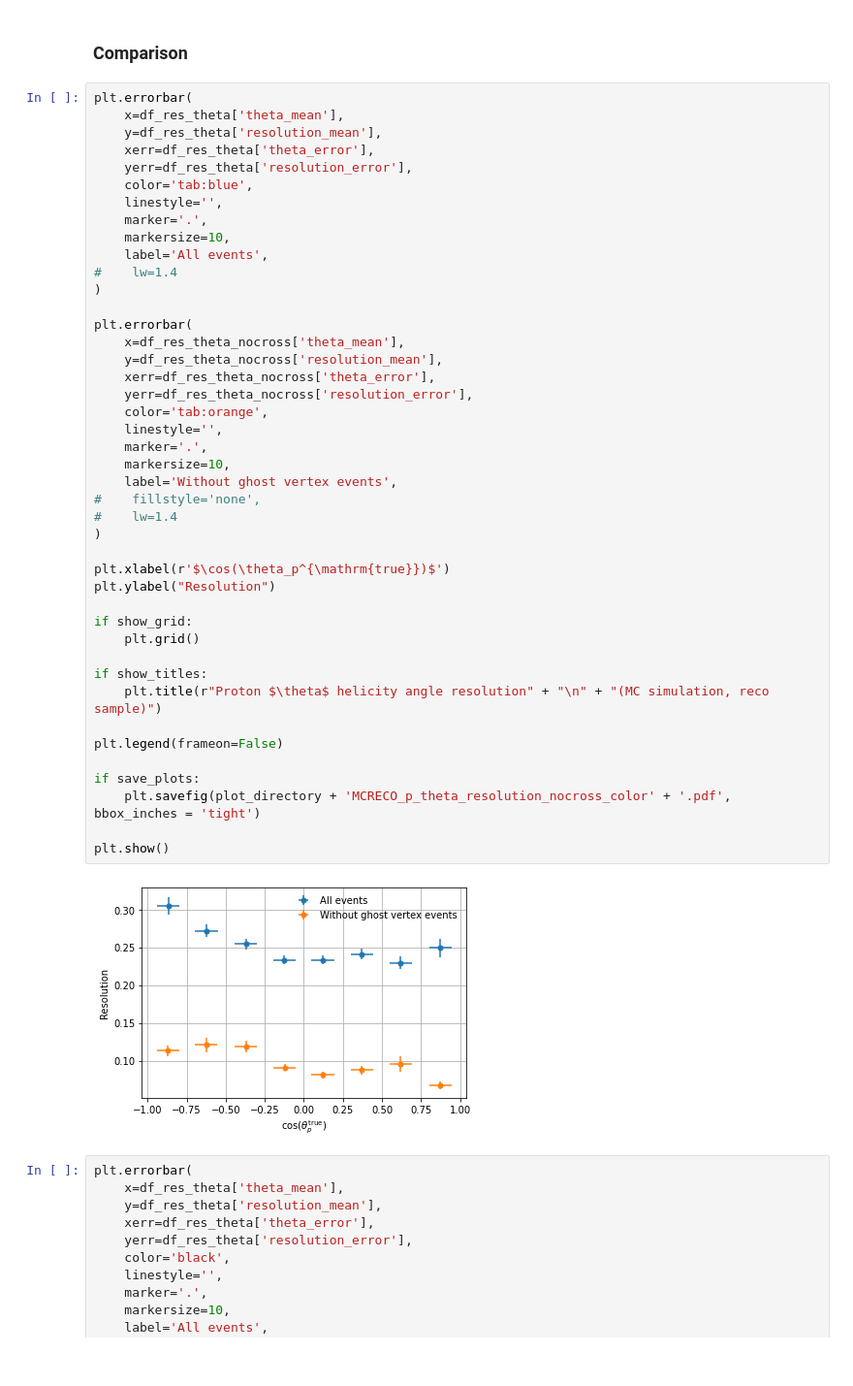
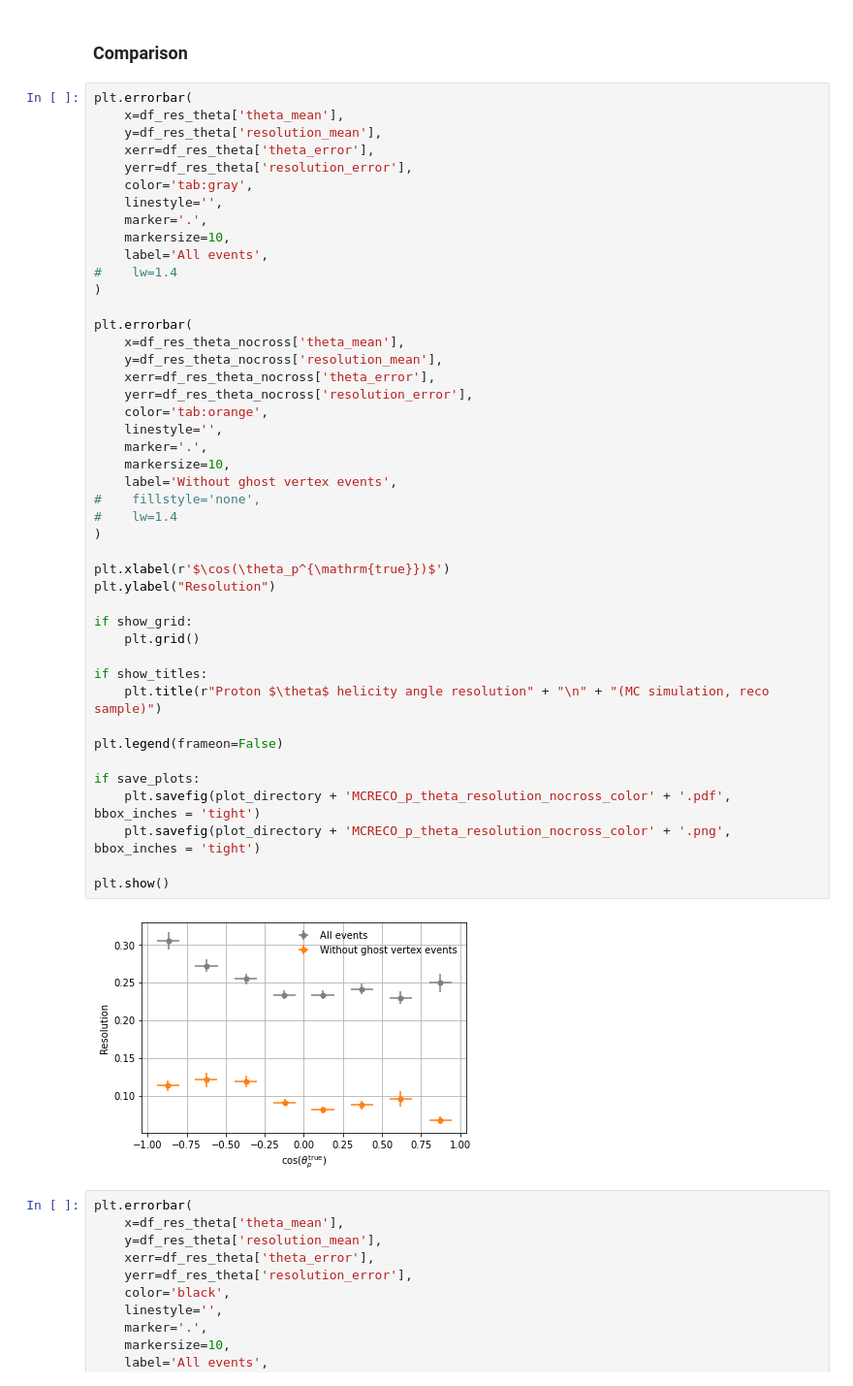
Before and after one commit to alatios/lb2jpsil_lambda-emdm-measurement, a Jupyter notebook: 05_proton_angle_resolutions.ipynb, the cells around one changed output. Shown: that part at 97% size. Saved outputs shown, nothing was run; the diff lists cells and outputs as text.

```diff
--- a/05_proton_angle_resolutions.ipynb
+++ b/05_proton_angle_resolutions.ipynb
@@ -1466,7 +1466,7 @@ plt.errorbar(
     y=df_res_theta['resolution_mean'],
     xerr=df_res_theta['theta_error'],
     yerr=df_res_theta['resolution_error'],
-    color='tab:blue',
+    color='tab:gray',
     linestyle='',
     marker='.',
     markersize=10,
@@ -1477,34 +1477,35 @@ plt.errorbar(
 plt.errorbar(
     x=df_res_theta_nocross['theta_mean'],
     y=df_res_theta_nocross['resolution_mean'],
     xerr=df_res_theta_nocross['theta_error'],
     yerr=df_res_theta_nocross['resolution_error'],
     color='tab:orange',
     linestyle='',
     marker='.',
     markersize=10,
     label='Without ghost vertex events',
 #    fillstyle='none',
 #    lw=1.4
 )
 
 plt.xlabel(r'$\cos(\theta_p^{\mathrm{true}})$')
 plt.ylabel("Resolution")
 
 if show_grid:
     plt.grid()
 
 if show_titles:
     plt.title(r"Proton $\theta$ helicity angle resolution" + "\n" + "(MC simulation, reco sample)")
 
 plt.legend(frameon=False)
 
 if save_plots:
     plt.savefig(plot_directory + 'MCRECO_p_theta_resolution_nocross_color' + '.pdf', bbox_inches = 'tight')
+    plt.savefig(plot_directory + 'MCRECO_p_theta_resolution_nocross_color' + '.png', bbox_inches = 'tight')
 
 plt.show()
 # %% [output]
-[figure, old version]
+[figure, new version]
 # %%
 plt.errorbar(
     x=df_res_theta['theta_mean'],
```
Also changed, not shown: parts of 1 cell of this notebook, 1 other file.
